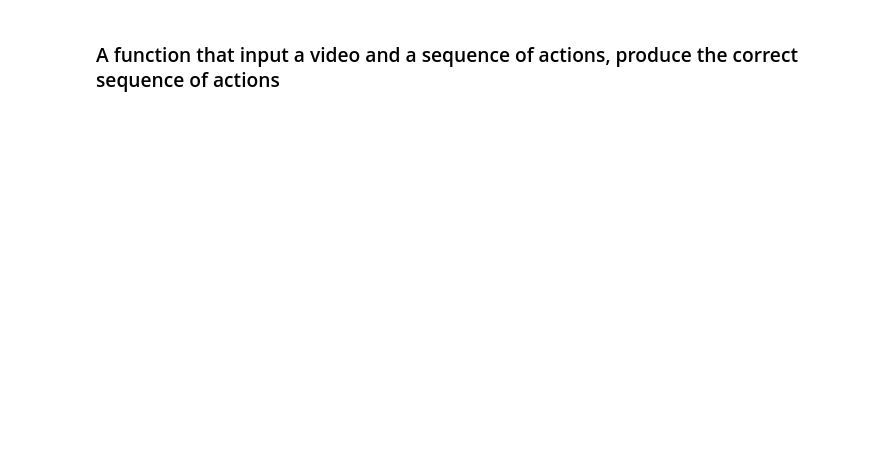
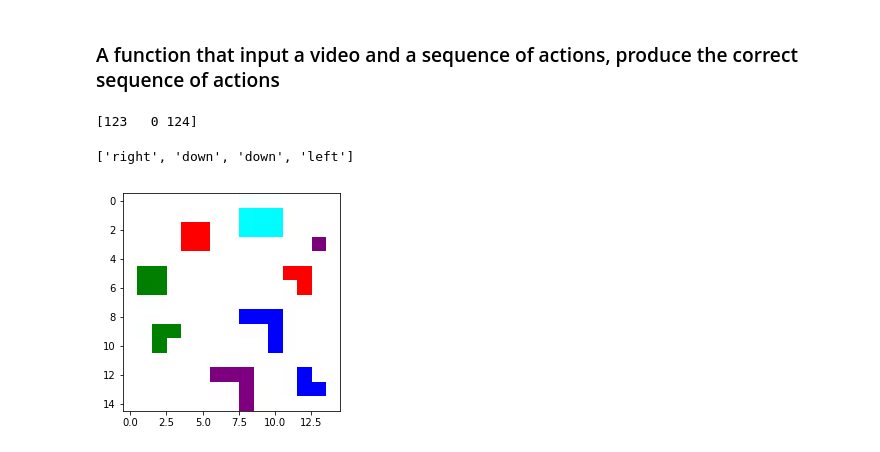
Before and after one commit to tuandnvn/instruction-to-video, a Jupyter notebook: notebooks/instruction_test.ipynb, the cells around one changed output. Cells and saved outputs as stored; diff of their text form; code cells hidden in the pictures; blank space fills up the shorter version.

```diff
--- a/notebooks/instruction_test.ipynb
+++ b/notebooks/instruction_test.ipynb
@@ -258,0 +358,6 @@ plt.show()
+# %%
+reenact ( os.path.join('..', 'target', '0', '0.mp4') , ['right', 'right', 'right', 'down', 'down', 'left', 'left', 'left', 'left'] )
+# %% [output]
+[123   0 124]
+['right', 'down', 'down', 'left']
+[figure, added]
```
Also changed, not shown: parts of 16 cells of this notebook, 5 other files.
